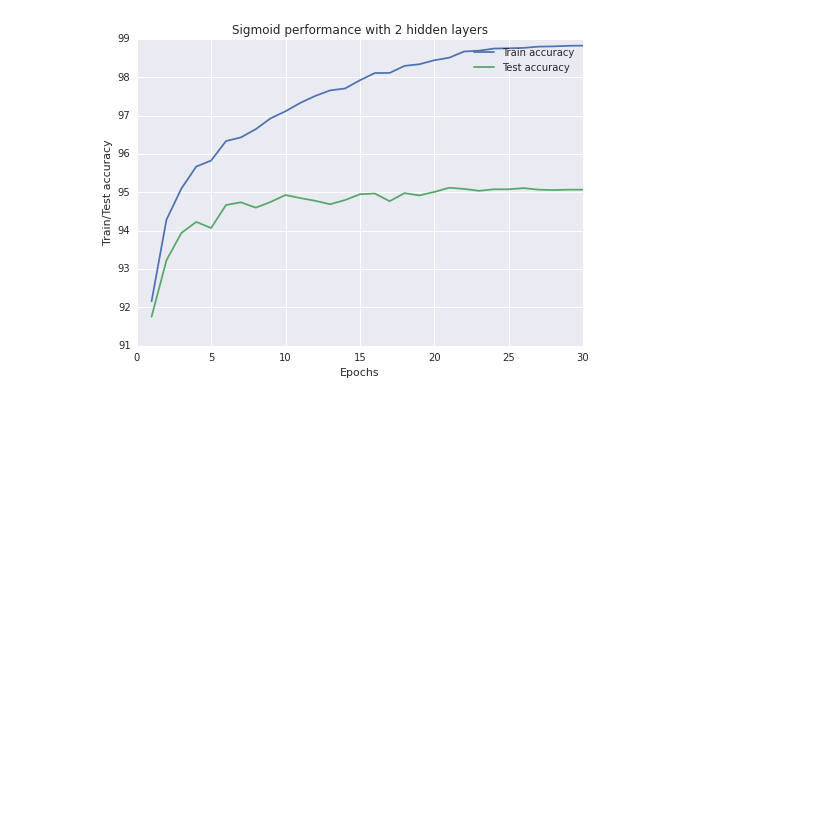
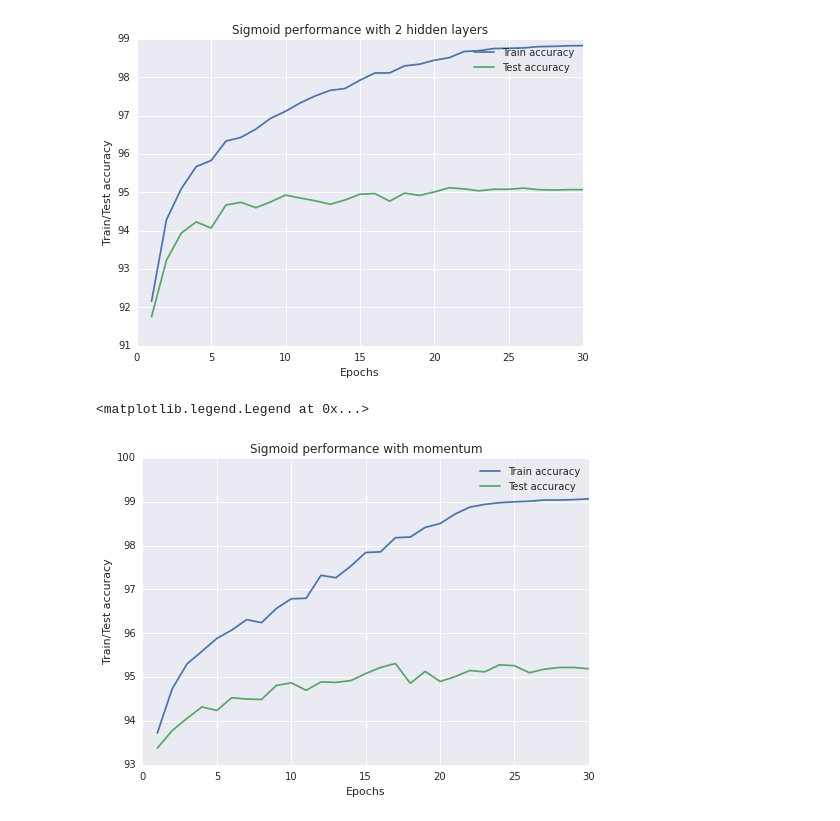
Before and after one commit to ankit2311/NeuralNetworks-CSE-253, a Jupyter notebook: Homework2/src/CS 253 HW 2.ipynb, the cells around one changed output. Cells and saved outputs as stored; diff of their text form; code cells hidden in the pictures; blank space fills up the shorter version.

```diff
--- a/Homework2/src/CS 253 HW 2.ipynb
+++ b/Homework2/src/CS 253 HW 2.ipynb
@@ -100,19 +100,17 @@ test_data = [x_test, y_test]
 ### Create Neural Network class
 # %%
 class NeuralNetwork():
-    def __init__(self, layers_sizes, afunc):
+    def __init__(self, layers_sizes, afunc, lmbda=0):
         self.layers_num = len(layers_sizes)
         self.layers_sizes = layers_sizes
         # x -> fan-out, y-> fan-in
-        if afunc in ["relu", "leaky_relu"]:
-            self.weights = [np.random.randn(x,y)/np.sqrt(2.0/y) for x, y in zip(layers_sizes[1:], layers_sizes[:-1])]
-        else:
-            self.weights = [np.random.randn(x,y)/np.sqrt(y) for x, y in zip(layers_sizes[1:], layers_sizes[:-1])]
+        self.weights = [np.random.randn(x,y)/np.sqrt(y) for x, y in zip(layers_sizes[1:], layers_sizes[:-1])]
         self.biases = [np.random.randn(x) for x in layers_sizes[1:]]
         self.afunc = afunc_mapping[afunc][0]
         self.afunc_prime = afunc_mapping[afunc][1]
         self.train_accuracy = []
         self.test_accuracy = []
+        self.lmbda = lmbda
 
 
 
@@ -184,7 +182,7 @@ class NeuralNetwork():
             weights_diff = [w+dw for w, dw in zip(weights_diff, w_diff)]
             biases_diff = [b+db for b, db in zip(biases_diff, b_diff)]
 
-        self.weights = [w - learning_rate*dw/n for w,dw in zip(self.weights, weights_diff)]
+        self.weights = [(1-learning_rate*self.lmbda)*w - learning_rate*dw/n for w,dw in zip(self.weights, weights_diff)]
         self.biases = [b - learning_rate*db/n for b,db in zip(self.biases, biases_diff)]
 
     def SGD(self, train_data = None, batch_size = 10, epochs = 10, learning_rate = .1, test_data = None):
@@ -339,5 +463,19 @@ sns.plt.legend()
 # %% [output]
 <matplotlib.legend.Legend at 0x...>
 [figure]
+# %%
+x = [i+1 for i in xrange(30)]
+sigmoid_train = [93.723333333333329, 94.733333333333334, 95.303333333333327, 95.588333333333324, 95.883333333333326, 96.071666666666673, 96.311666666666667, 96.241666666666674, 96.564999999999998, 96.786666666666662, 96.798333333333332, 97.321666666666658, 97.266666666666666, 97.530000000000001, 97.841666666666669, 97.856666666666669, 98.180000000000007, 98.194999999999993, 98.414999999999992, 98.501666666666665, 98.718333333333334, 98.876666666666665, 98.939999999999998, 98.978333333333339, 98.998333333333335, 99.01166666666667, 99.038333333333327, 99.039999999999992, 99.048333333333332, 99.066666666666663]
+sigmoid_test =[93.379999999999995, 93.780000000000001, 94.060000000000002, 94.320000000000007, 94.239999999999995, 94.530000000000001, 94.5, 94.489999999999995, 94.810000000000002, 94.870000000000005, 94.699999999999989, 94.890000000000001, 94.879999999999995, 94.920000000000002, 95.079999999999998, 95.219999999999999, 95.309999999999988, 94.859999999999999, 95.13000000000001, 94.899999999999991, 95.009999999999991, 95.150000000000006, 95.120000000000005, 95.280000000000001, 95.260000000000005, 95.099999999999994, 95.179999999999993, 95.219999999999999, 95.219999999999999, 95.189999999999998]
+
+sns.plt.xlabel("Epochs")
+sns.plt.ylabel("Train/Test accuracy")
+sns.plt.plot(x, sigmoid_train,  label = "Train accuracy" )
+sns.plt.plot(x, sigmoid_test,  label = "Test accuracy" )
+sns.plt.title("Sigmoid performance with momentum")
+sns.plt.legend()
+# %% [output]
+<matplotlib.legend.Legend at 0x...>
+[figure, added]
 # %%
 x = [i+1 for i in xrange(30)]
```
Also changed, not shown: parts of 14 cells of this notebook.
